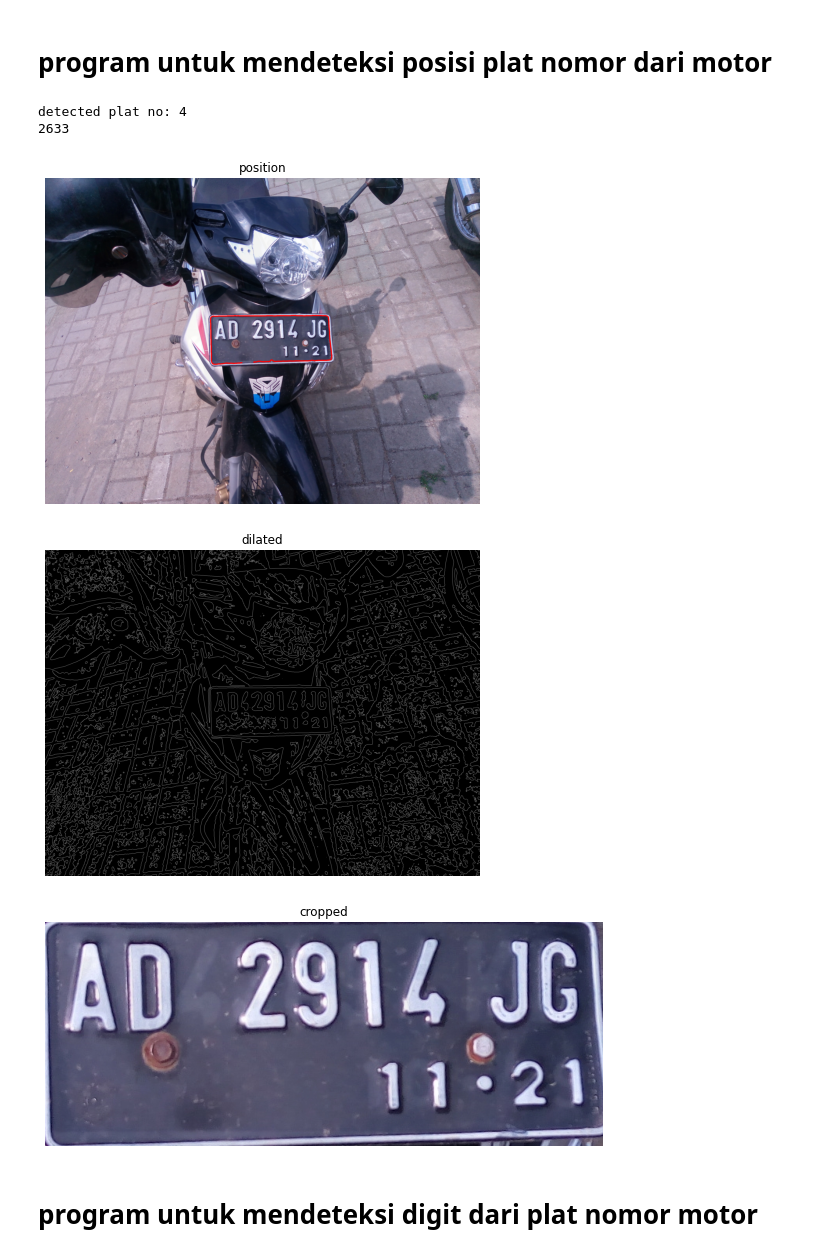
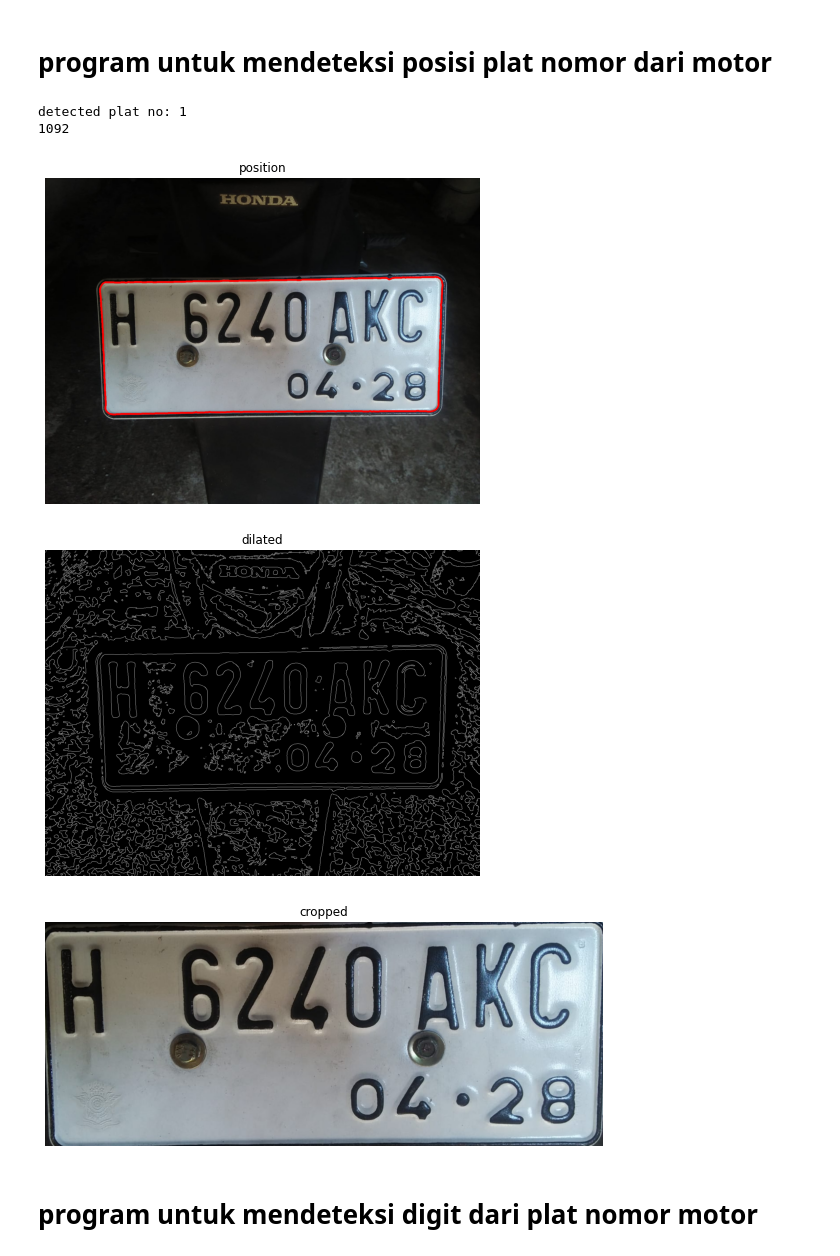
Before and after one commit to ahsanu123/ahsanu123, a Jupyter notebook: license-plate-recognition-using-cnn.ipynb, the cells around one changed output. Cells and saved outputs as stored; diff of their text form; code cells hidden in the pictures.

```diff
--- a/license-plate-recognition-using-cnn.ipynb
+++ b/license-plate-recognition-using-cnn.ipynb
@@ -48,7 +48,7 @@ display(img, 'input image')
 # program untuk mendeteksi posisi plat nomor dari motor
 # %%
 # img = cv2.imread('/kaggle/input/haarcascadeplatenumber/H4517TI2.jpg')
-# img = cv2.imread('/kaggle/input/haarcascadeplatenumber/H6240AKC.jpg')
+img = cv2.imread('/kaggle/input/haarcascadeplatenumber/H6240AKC.jpg')
 # req = urllib.request.urlopen('https://t-2.tstatic.net/gorontalo/foto/bank/images/12102022_plat-nomor-putih.jpg')
 
 # req = urllib.request.urlopen('https://image.cermati.com/q_70,w_1200,h_800,c_fit/cgbt1mggrzxkk5p5xtot')
@@ -72,38 +72,38 @@ index=0
 sx = sy = sw = sh =[]
 
 for contour in contours:
     x,y,w,h = cv2.boundingRect(contour)
     aspect_ratio = w/h
 #     print(f'aspect ratio from index: {index}, {aspect_ratio}, w: {w}, h: {h}')
     if w > 500 and h>200 and aspect_ratio <= 4 :
         platno.append(index)
         sx.append(x)
         sy.append(y)
         sh.append(w)
         sw.append(h)
     index += 1
 print(f'detected plat no: {len(platno)}')
 
 if len(platno) == 1 or len(platno)>=1:
     indexplatno = platno[0]
     detectedimg = img.copy()
     x,y,w,h = cv2.boundingRect(contours[indexplatno])
     cv2.drawContours(detectedimg, contours, indexplatno, (0, 0, 255), 5)
     croppedimg = img[y: y+h, x:x+w]
 
 print(indexplatno)
 
 # display(hisimg, "contour")
 # display(edged, "edged")
 display(detectedimg, "position")
 display(dilate, "dilated")
 display(croppedimg, "cropped")
 # %% [output]
-detected plat no: 4
-2633
+detected plat no: 1
+1092
-[figure, old version]
+[figure, new version]
-[figure, old version]
+[figure, new version]
-[figure, old version]
+[figure, new version]
 # %% [markdown]
 # program untuk mendeteksi digit dari plat nomor motor
 # %%
```
Also changed, not shown: parts of 3 cells of this notebook.
